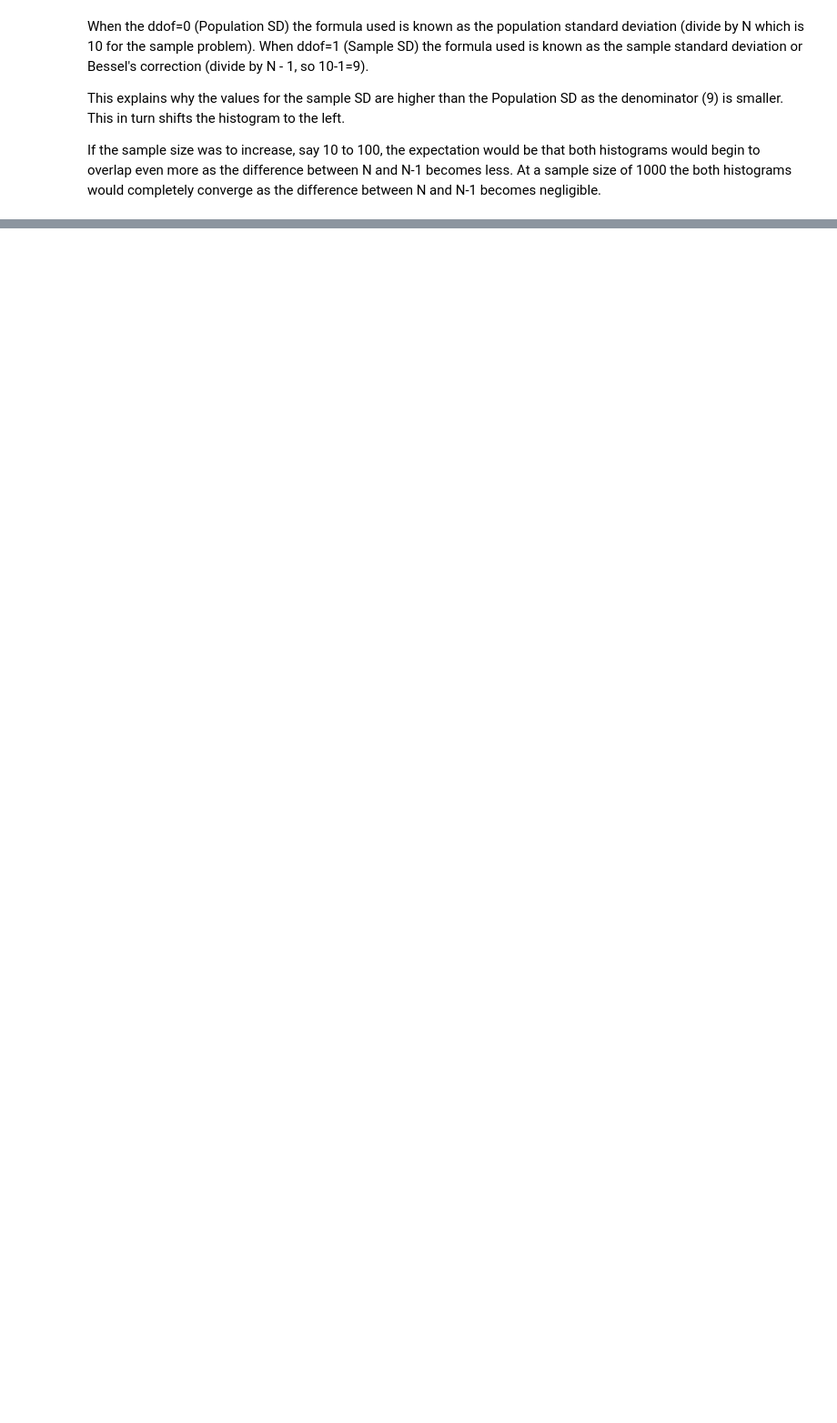
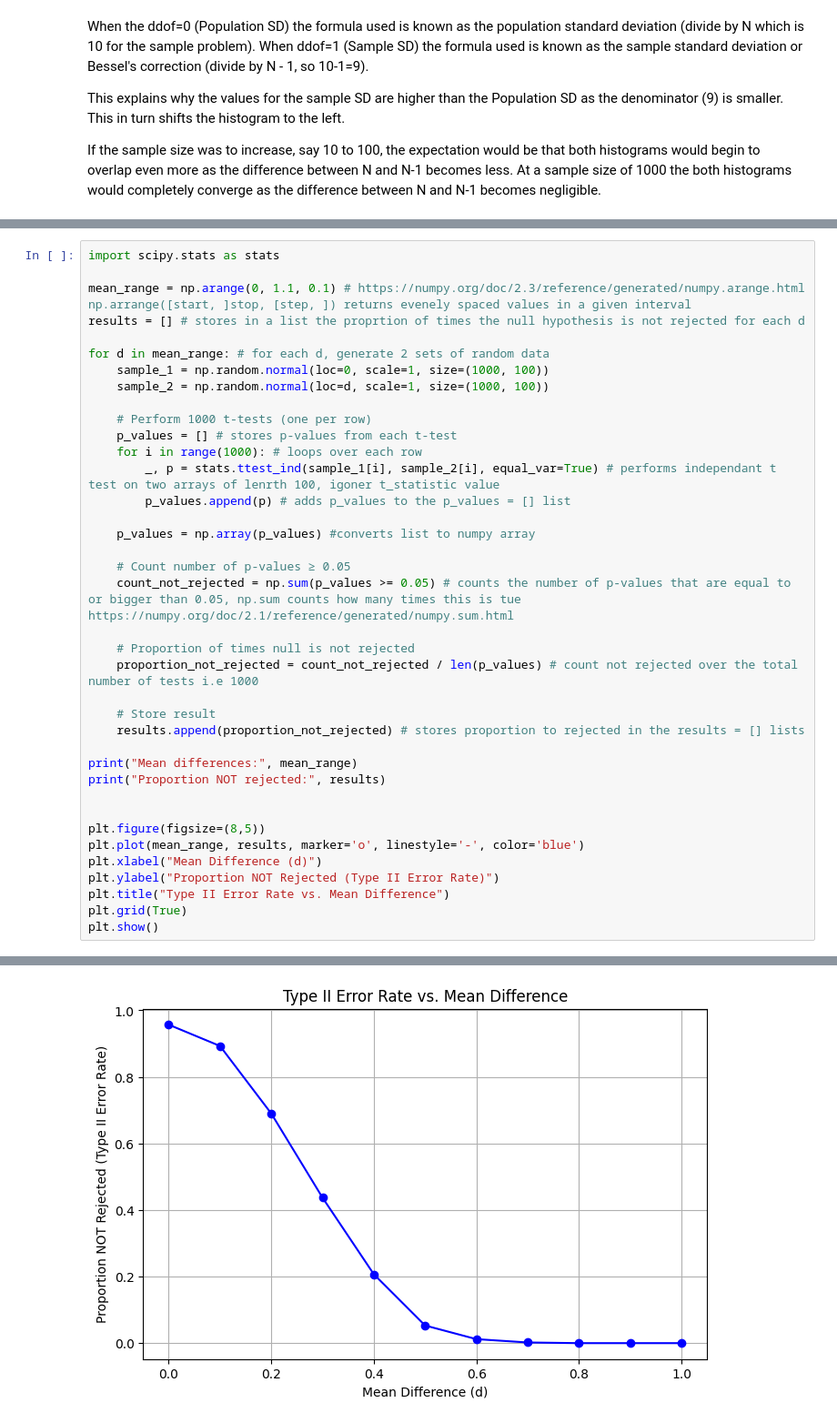
Before and after one commit to jakedaly97/appliedstatistics-assessment, a Jupyter notebook: problems.ipynb, the cells around one changed output, grey strips where cells are left out. Shown at 91% size. Cells and saved outputs as stored; diff of their text form; blank space fills up the shorter version.

```diff
--- a/problems.ipynb
+++ b/problems.ipynb
@@ -406,0 +417,39 @@ If the sample size was to increase, say 10 to 100, the expectation would be that
+# %%
+import scipy.stats as stats
+
+mean_range = np.arange(0, 1.1, 0.1) # https://numpy.org/doc/2.3/reference/generated/numpy.arange.html np.arrange([start, ]stop, [step, ]) returns evenely spaced values in a given interval
+results = [] # stores in a list the proprtion of times the null hypothesis is not rejected for each d
+
+for d in mean_range: # for each d, generate 2 sets of random data
+    sample_1 = np.random.normal(loc=0, scale=1, size=(1000, 100))
+    sample_2 = np.random.normal(loc=d, scale=1, size=(1000, 100))
+
+    # Perform 1000 t-tests (one per row)
+    p_values = [] # stores p-values from each t-test
+    for i in range(1000): # loops over each row
+        _, p = stats.ttest_ind(sample_1[i], sample_2[i], equal_var=True) # performs independant t test on two arrays of lenrth 100, igoner t_statistic value
+        p_values.append(p) # adds p_values to the p_values = [] list
+
+    p_values = np.array(p_values) #converts list to numpy array
+
+    # Count number of p-values ≥ 0.05
+    count_not_rejected = np.sum(p_values >= 0.05) # counts the number of p-values that are equal to or bigger than 0.05, np.sum counts how many times this is tue https://numpy.org/doc/2.1/reference/generated/numpy.sum.html
+
+    # Proportion of times null is not rejected
+    proportion_not_rejected = count_not_rejected / len(p_values) # count not rejected over the total number of tests i.e 1000
+
+    # Store result
+    results.append(proportion_not_rejected) # stores proportion to rejected in the results = [] lists
+
+print("Mean differences:", mean_range)
+print("Proportion NOT rejected:", results)
+
+
+plt.figure(figsize=(8,5))
+plt.plot(mean_range, results, marker='o', linestyle='-', color='blue')
+plt.xlabel("Mean Difference (d)")
+plt.ylabel("Proportion NOT Rejected (Type II Error Rate)")
+plt.title("Type II Error Rate vs. Mean Difference")
+plt.grid(True)
+plt.show()
+# %% [output]
@@ -406,0 +458 @@ If the sample size was to increase, say 10 to 100, the expectation would be that
+[figure, added]
```
Also changed, not shown: parts of 8 cells of this notebook.
